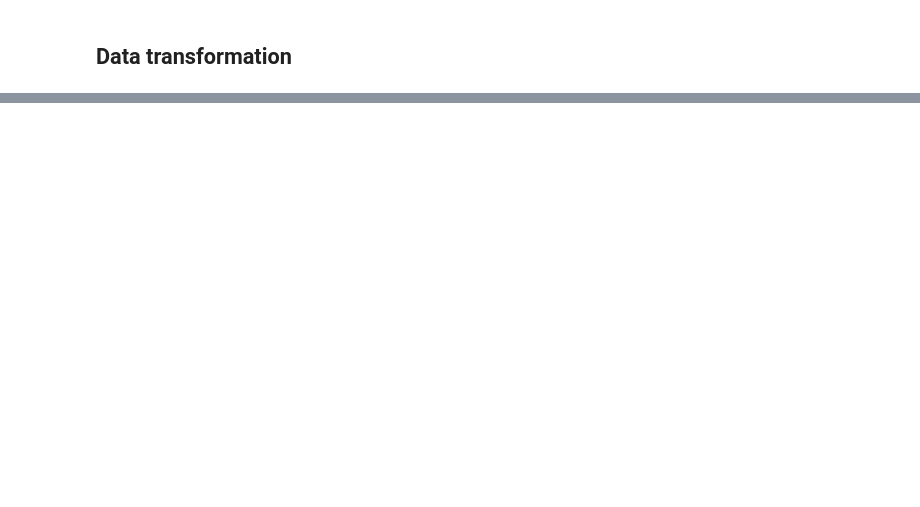
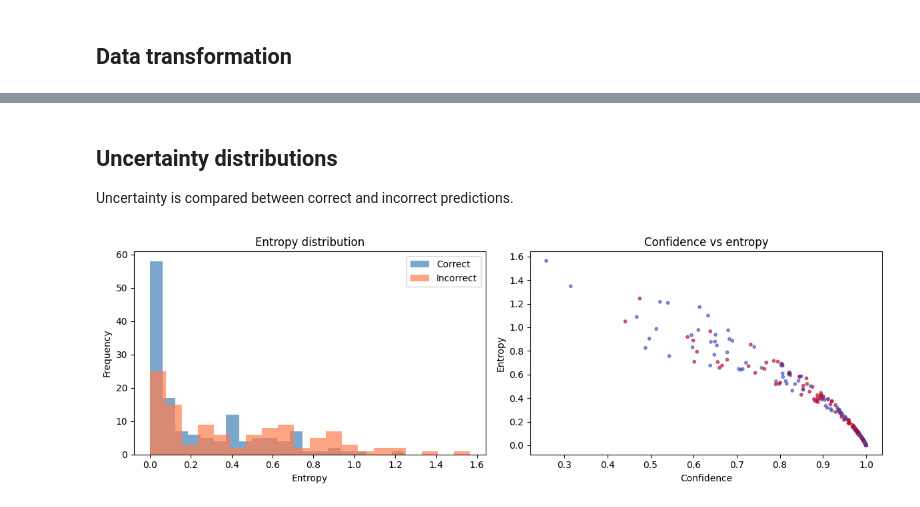
Before and after one commit to thuitema0/MPHY0050, a Jupyter notebook: Task5.ipynb, the cells around one changed output, grey strips where cells are left out. Drawn from its saved outputs; the diff is of its cells as text; code cells hidden in the pictures; blank space fills up the shorter version.

```diff
--- a/Task5.ipynb
+++ b/Task5.ipynb
@@ -387,0 +100,4 @@ plt.show()
+# %%
+# Image preprocessing (RGB)
+transform = transforms.Compose([transforms.Resize((224, 224)),transforms.ToTensor(),
+    transforms.Normalize(mean=[0.485, 0.456, 0.406], std=[0.229, 0.224, 0.225])])
@@ -387,0 +329,16 @@ plt.show()
+# %%
+# Mean uncertainty for correct vs incorrect predictions
+correct_df = results_df[results_df["correct"]]
+incorrect_df = results_df[~results_df["correct"]]
+
+summary = pd.DataFrame({"Metric": ["Total entropy", "Variance", "Confidence"],
+    "Correct": [
+        correct_df["entropy"].mean(),
+        correct_df["variance"].mean(),
+        correct_df["confidence"].mean()],
+    "Incorrect": [
+        incorrect_df["entropy"].mean(),
+        incorrect_df["variance"].mean(),
+        incorrect_df["confidence"].mean() ], }).round(6)
+
+display(summary)
@@ -387,0 +366,24 @@ plt.show()
+# %% [markdown]
+## Uncertainty distributions
+Uncertainty is compared between correct and incorrect predictions.
+# %%
+fig, axes = plt.subplots(1, 2, figsize=(12, 4))
+
+# Entropy histogram
+axes[0].hist(correct_df["entropy"], bins=20, alpha=0.7, label="Correct", color="steelblue")
+axes[0].hist(incorrect_df["entropy"], bins=20, alpha=0.7, label="Incorrect", color="coral")
+axes[0].set_xlabel("Entropy")
+axes[0].set_ylabel("Frequency")
+axes[0].set_title("Entropy distribution")
+axes[0].legend()
+
+# Confidence vs entropy
+axes[1].scatter(results_df["confidence"], results_df["entropy"], c=results_df["correct"].astype(int), cmap="coolwarm", alpha=0.6, s=10)
+axes[1].set_xlabel("Confidence")
+axes[1].set_ylabel("Entropy")
+axes[1].set_title("Confidence vs entropy")
+
+plt.tight_layout()
+plt.show()
+# %% [output]
+[figure, added]
```
Also changed, not shown: parts of 45 cells of this notebook.
